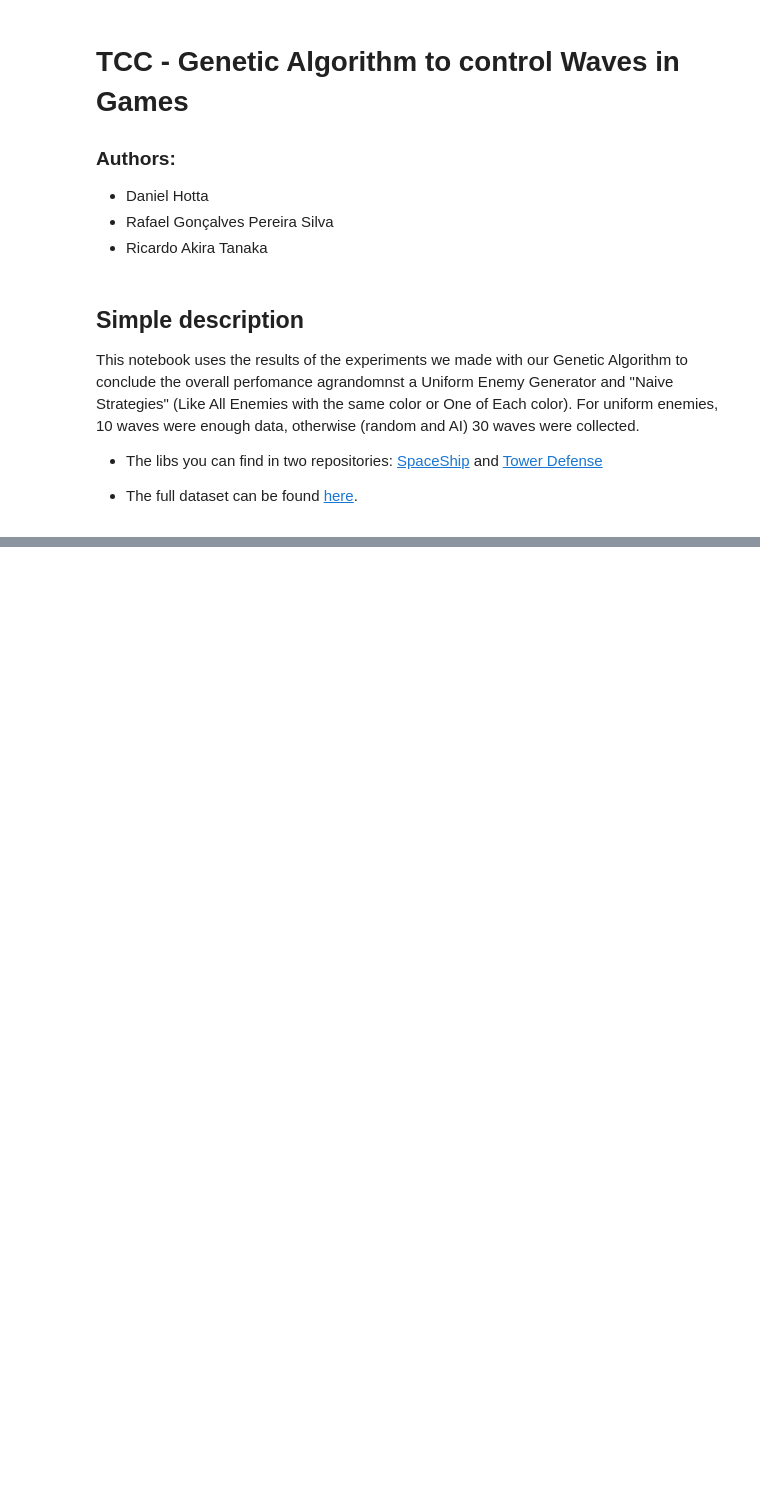
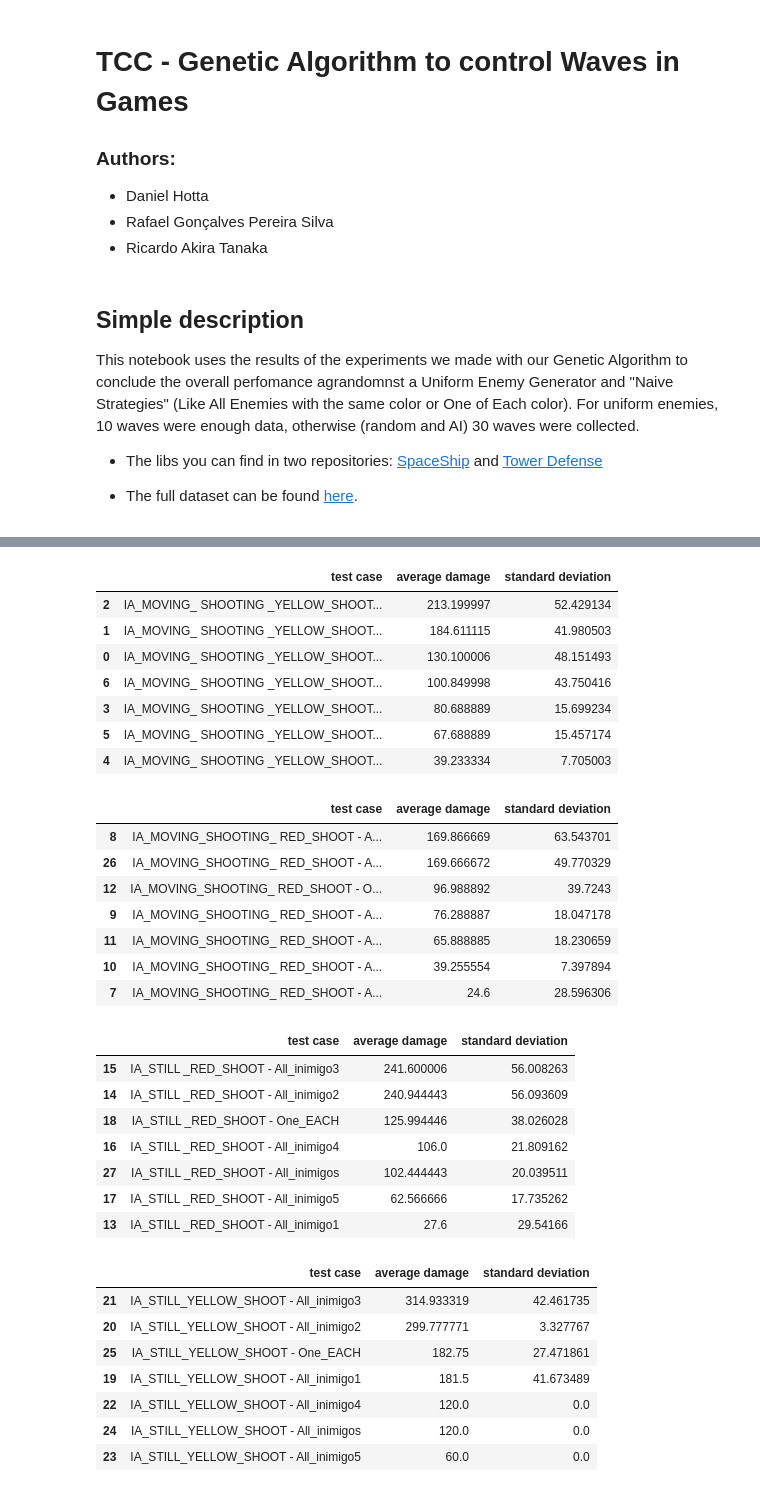
Before and after one commit to raktanaka/tcc-results, a Jupyter notebook: averages.ipynb, the cells around one changed output, grey strips where cells are left out. Drawn from its saved outputs; the diff is of its cells as text; code cells hidden in the pictures; blank space fills up the shorter version.

```diff
--- a/averages.ipynb
+++ b/averages.ipynb
@@ -108 +146,39 @@ ss_df = ss_df.sort_values(by=['test case'])
+# %%
+display(ss_df.iloc[0:7, :].sort_values(by=['average damage'], ascending=False))
+display(ss_df.iloc[7:14, :].sort_values(by=['average damage'], ascending=False))
+display(ss_df.iloc[14:21, :].sort_values(by=['average damage'], ascending=False))
+display(ss_df.iloc[21:28, :].sort_values(by=['average damage'], ascending=False))
+# %% [output]
+|  | test case | average damage | standard deviation |
+| 2 | IA_MOVING_ SHOOTING _YELLOW_SHOOT... | 213.199997 | 52.429134 |
+| 1 | IA_MOVING_ SHOOTING _YELLOW_SHOOT... | 184.611115 | 41.980503 |
+| 0 | IA_MOVING_ SHOOTING _YELLOW_SHOOT... | 130.100006 | 48.151493 |
+| 6 | IA_MOVING_ SHOOTING _YELLOW_SHOOT... | 100.849998 | 43.750416 |
+| 3 | IA_MOVING_ SHOOTING _YELLOW_SHOOT... | 80.688889 | 15.699234 |
+| 5 | IA_MOVING_ SHOOTING _YELLOW_SHOOT... | 67.688889 | 15.457174 |
+| 4 | IA_MOVING_ SHOOTING _YELLOW_SHOOT... | 39.233334 | 7.705003 |
+|  | test case | average damage | standard deviation |
+| 8 | IA_MOVING_SHOOTING_ RED_SHOOT - A... | 169.866669 | 63.543701 |
+| 26 | IA_MOVING_SHOOTING_ RED_SHOOT - A... | 169.666672 | 49.770329 |
+| 12 | IA_MOVING_SHOOTING_ RED_SHOOT - O... | 96.988892 | 39.7243 |
+| 9 | IA_MOVING_SHOOTING_ RED_SHOOT - A... | 76.288887 | 18.047178 |
+| 11 | IA_MOVING_SHOOTING_ RED_SHOOT - A... | 65.888885 | 18.230659 |
+| 10 | IA_MOVING_SHOOTING_ RED_SHOOT - A... | 39.255554 | 7.397894 |
+| 7 | IA_MOVING_SHOOTING_ RED_SHOOT - A... | 24.6 | 28.596306 |
+|  | test case | average damage | standard deviation |
+| 15 | IA_STILL _RED_SHOOT - All_inimigo3 | 241.600006 | 56.008263 |
+| 14 | IA_STILL _RED_SHOOT - All_inimigo2 | 240.944443 | 56.093609 |
+| 18 | IA_STILL _RED_SHOOT - One_EACH | 125.994446 | 38.026028 |
+| 16 | IA_STILL _RED_SHOOT - All_inimigo4 | 106.0 | 21.809162 |
+| 27 | IA_STILL _RED_SHOOT - All_inimigos | 102.444443 | 20.039511 |
+| 17 | IA_STILL _RED_SHOOT - All_inimigo5 | 62.566666 | 17.735262 |
+| 13 | IA_STILL _RED_SHOOT - All_inimigo1 | 27.6 | 29.54166 |
+|  | test case | average damage | standard deviation |
+| 21 | IA_STILL_YELLOW_SHOOT - All_inimigo3 | 314.933319 | 42.461735 |
+| 20 | IA_STILL_YELLOW_SHOOT - All_inimigo2 | 299.777771 | 3.327767 |
+| 25 | IA_STILL_YELLOW_SHOOT - One_EACH | 182.75 | 27.471861 |
+| 19 | IA_STILL_YELLOW_SHOOT - All_inimigo1 | 181.5 | 41.673489 |
+| 22 | IA_STILL_YELLOW_SHOOT - All_inimigo4 | 120.0 | 0.0 |
+| 24 | IA_STILL_YELLOW_SHOOT - All_inimigos | 120.0 | 0.0 |
+| 23 | IA_STILL_YELLOW_SHOOT - All_inimigo5 | 60.0 | 0.0 |
 # %%
```
Also changed, not shown: parts of 3 cells of this notebook, 2 other files.
